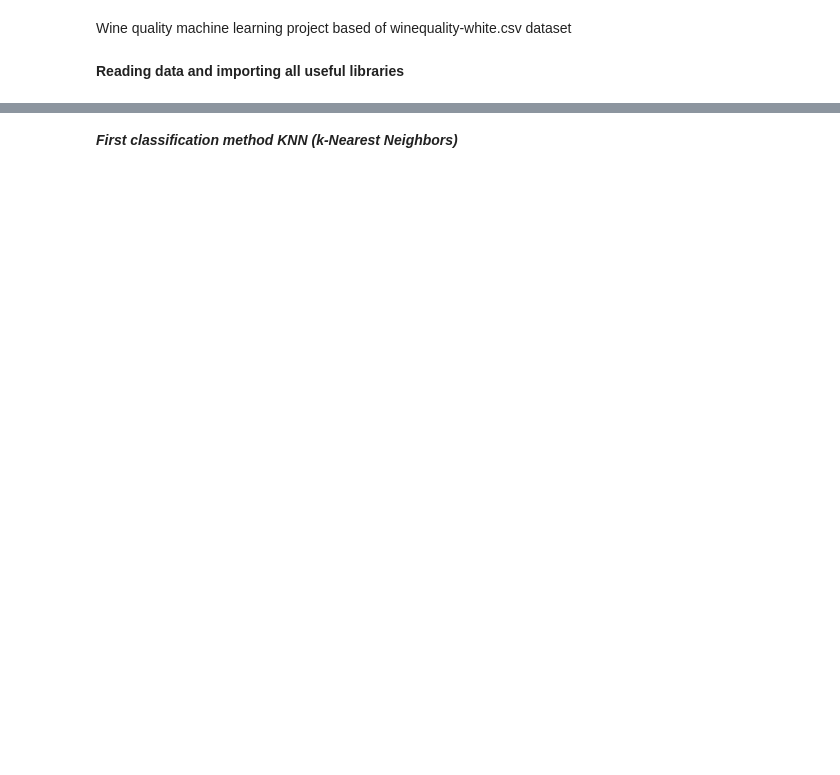
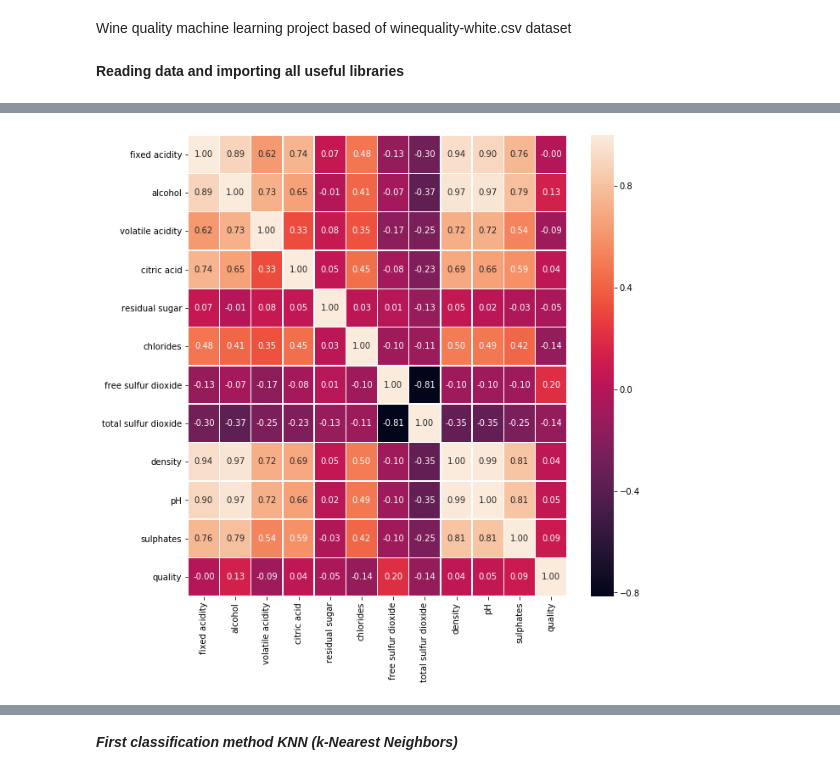
Before and after one commit to Kmirek3110/Ml_projekt, a Jupyter notebook: Ml_projekt_Mirek.ipynb, the cells around one changed output, grey strips where cells are left out. Saved outputs shown, nothing was run; the diff lists cells and outputs as text; code cells hidden in the pictures; blank space fills up the shorter version.

```diff
--- a/Ml_projekt_Mirek.ipynb
+++ b/Ml_projekt_Mirek.ipynb
@@ -43,0 +37,16 @@ Example data
+# %%
+def normalize_db(datas):
+    normalized_X = preprocessing.normalize(datas[['fixed acidity', 'volatile acidity', 'citric acid', 'residual sugar', 'chlorides'
+    , 'free sulfur dioxide', 'total sulfur dioxide', 'density', 'pH', 'sulphates', 'alcohol']])
+
+    targets = np.array(datas['quality'])
+
+    normalized_X = np.insert(normalized_X,1, targets, axis= 1)
+    df1_n = pd.DataFrame(normalized_X)
+    df1_n.columns = ['fixed acidity','quality', 'volatile acidity', 'citric acid', 'residual sugar', 'chlorides'
+    , 'free sulfur dioxide', 'total sulfur dioxide', 'density', 'pH', 'sulphates', 'alcohol']
+    cols = list(df1_n)
+    cols[1],cols[11] = cols[11], cols[1]
+    return df1_n.loc[:,cols]
+
+df1_n = normalize_db(df1)
@@ -43,0 +107,7 @@ Example data
+# %%
+df1_n.corr()
+f, ax = plt.subplots(figsize = (10,10))
+sns.heatmap(df1_n.corr(), annot = True, linewidths=.5, fmt = ".2f", ax=ax)
+plt.show()
+# %% [output]
+[figure, added]
```
Also changed, not shown: parts of 28 cells of this notebook.
